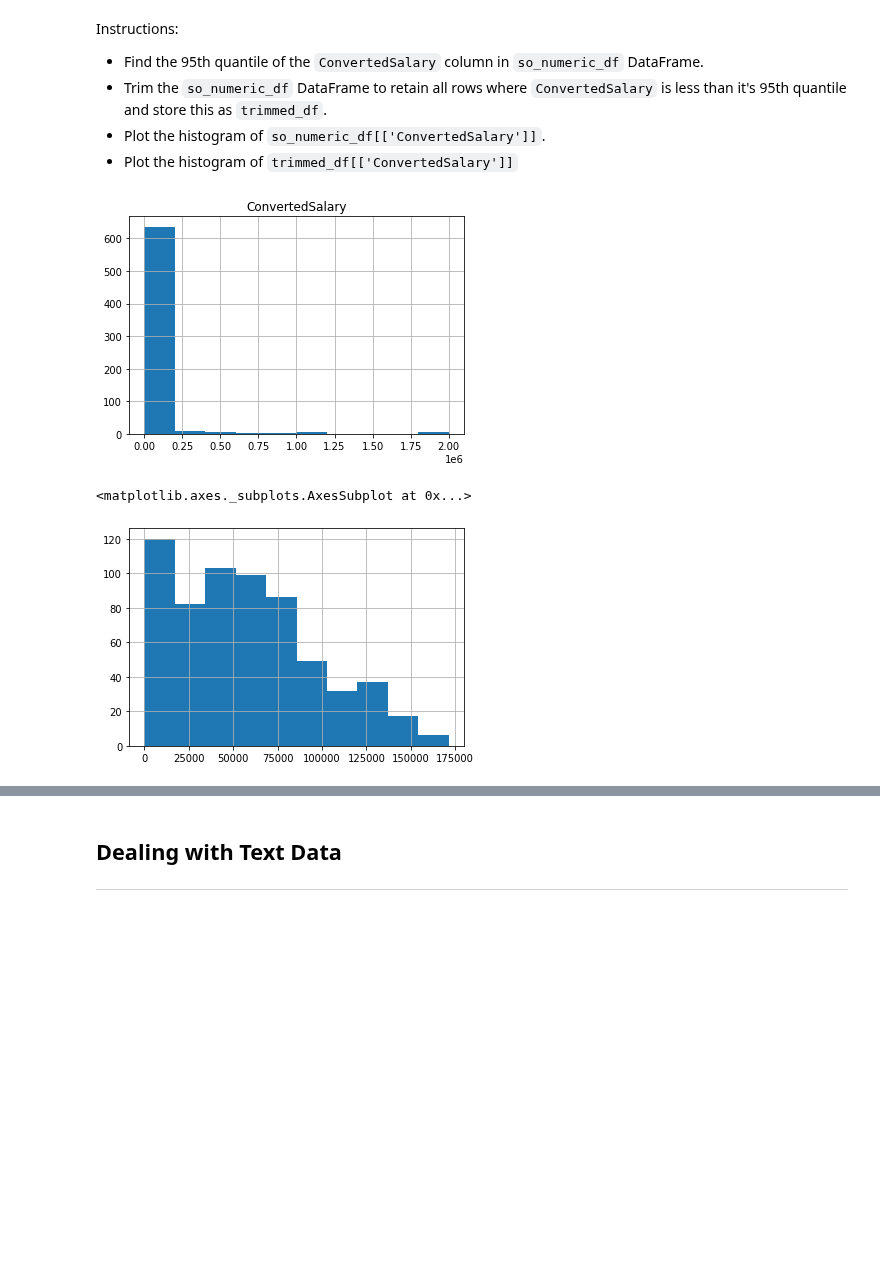
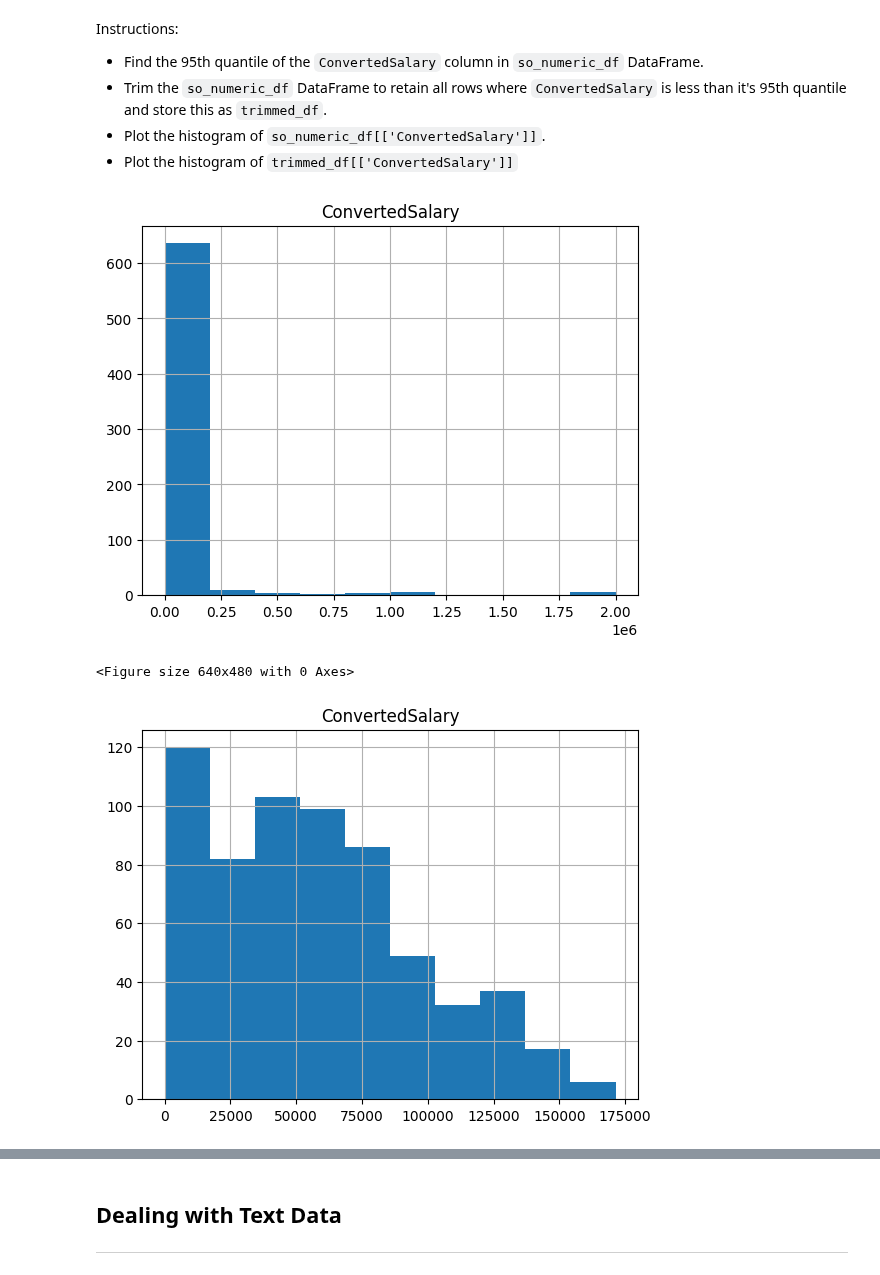
Before and after one commit to yeisonmontoya1815/Course-Machine-Learning-Python, a Jupyter notebook: 15. Feature Engineering/15. Feature Engineering.ipynb, the cells around one changed output, grey strips where cells are left out. Cells and saved outputs as stored; diff of their text form; code cells hidden in the pictures; blank space fills up the shorter version.

```diff
--- a/15. Feature Engineering/15. Feature Engineering.ipynb
+++ b/15. Feature Engineering/15. Feature Engineering.ipynb
@@ -773,13 +817,19 @@ Instructions:
 # %%
 # Find the 95th quantile
 quantile = so_numeric_df['ConvertedSalary'].quantile(0.95)
+
+# Trim the outliers
+trimmed_df = so_numeric_df[so_numeric_df['ConvertedSalary'] < quantile]
+
+# The original histogram
+so_numeric_df[['ConvertedSalary']].hist()
+plt.show()
+plt.clf()
+
+# The trimmed histogram
+trimmed_df[['ConvertedSalary']].hist()
+plt.show()
+# %% [output]
+[figure, added]
+<Figure size 640x480 with 0 Axes>
+[figure, added]
-# %%
-trimmed_df = so_survey_df.ConvertedSalary[so_survey_df.ConvertedSalary < quantile]
-trimmed_df.head()
-so_numeric_df[['ConvertedSalary']].hist()
-plt.show()
-trimmed_df.hist()
-# %% [output]
-[figure, removed]
-<matplotlib.axes._subplots.AxesSubplot at 0x...>
-[figure, removed]
```
Also changed, not shown: parts of 37 cells of this notebook, 2 other files.
